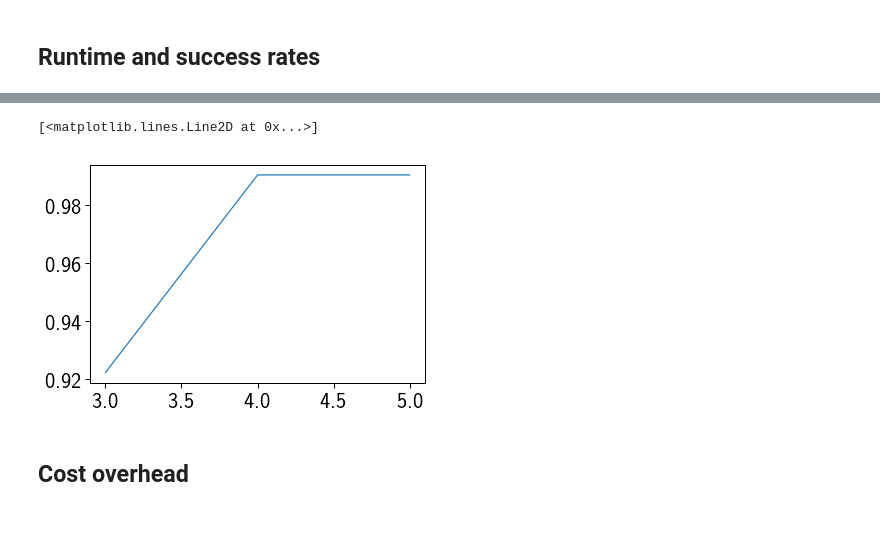
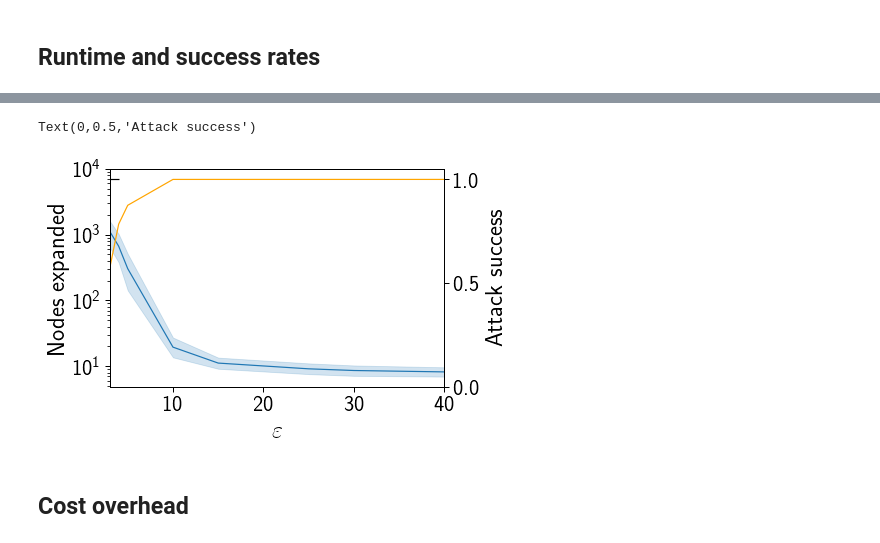
Before and after one commit to spring-epfl/trickster, a Jupyter notebook: notebooks/wfp_full_experiment.ipynb, the cells around one changed output, grey strips where cells are left out. Drawn from its saved outputs; the diff is of its cells as text; code cells hidden in the pictures.

Commit message:
Add more epsilons to the plots

```diff
--- a/notebooks/wfp_full_experiment.ipynb
+++ b/notebooks/wfp_full_experiment.ipynb
@@ -33,9 +33,11 @@ matplotlib.rcParams['text.latex.preamble'] = [
 ]
 
 sns.set_context('paper', font_scale=2.5)
+# %%
+epsilons = [3, 4, 5, 10, 15, 25, 30, 40]
+max_iter = 7000
 # %%
-epsilons = [3, 4, 5]
-results_pickle_names = ['../out/results_eps_{}_tracelen_500.pkl'.format(eps) for eps in epsilons]
+results_pickle_names = ['../out/results_full_eps_{}.pkl'.format(eps) for eps in epsilons]
 adv_results = [pickle.load(open(filename, 'rb')) for filename in results_pickle_names]
 # %% [markdown]
 ## Runtime and success rates
@@ -58,10 +53,22 @@ sns.lineplot(x='eps', y='nodes', data=expanded_df, ax=ax)
 # %%
 success_rates = [results_df.found.mean() for results_df in adv_results]
-# %%
-plt.plot(epsilons, success_rates)
-# %% [output]
-[<matplotlib.lines.Line2D at 0x...>]
-[figure, removed]
+# %%
+fig, ax1 = plt.subplots()
+
+sns.lineplot(x='eps', y='nodes', data=expanded_df, ax=ax1)
+ax1.hlines(max_iter, min(epsilons), 4)
+ax1.set_xlim(min(epsilons), max(epsilons))
+ax1.set_yscale('log')
+ax1.set_ylabel('Nodes expanded')
+ax1.set_xlabel('$\\varepsilon$')
+
+ax2 = ax1.twinx()
+ax2.plot(epsilons, success_rates, color='orange')
+ax2.set_ylim(0., 1 + .05)
+ax2.set_ylabel('Attack success')
+# %% [output]
+Text(0,0.5,'Attack success')
+[figure, added]
 # %% [markdown]
 ## Cost overhead
 # %%
```
Also changed, not shown: parts of 5 cells of this notebook.
